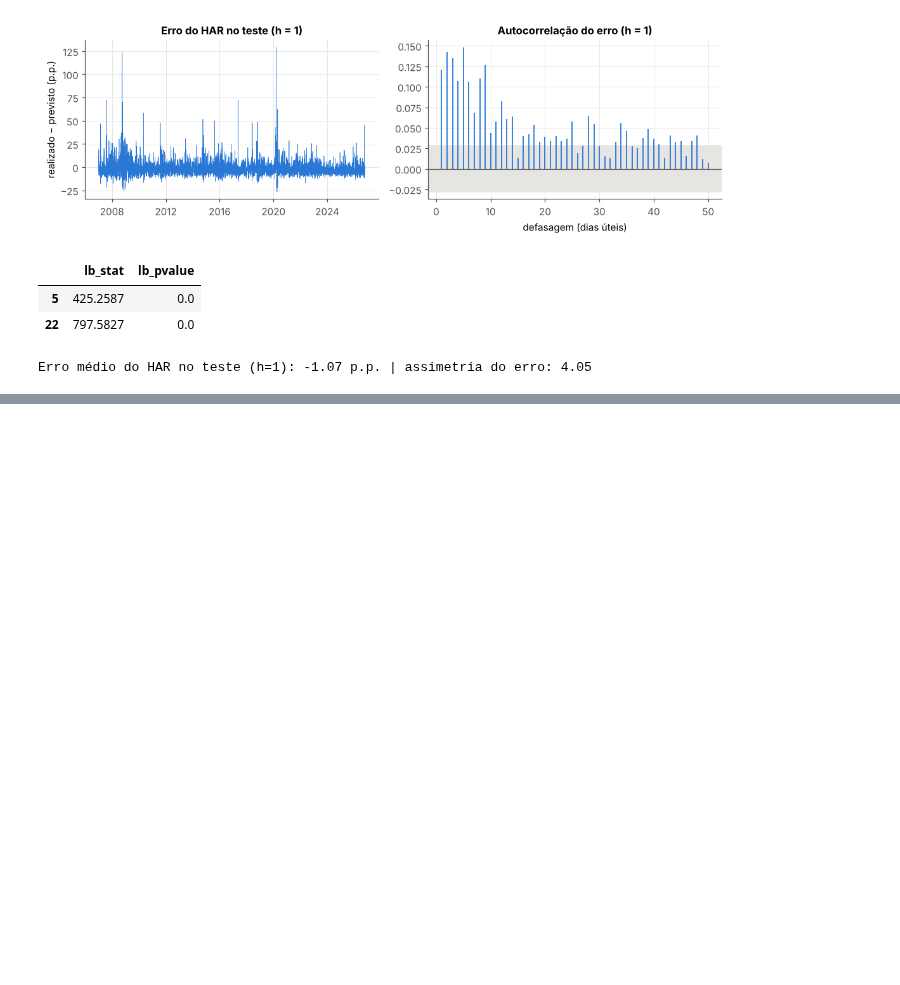
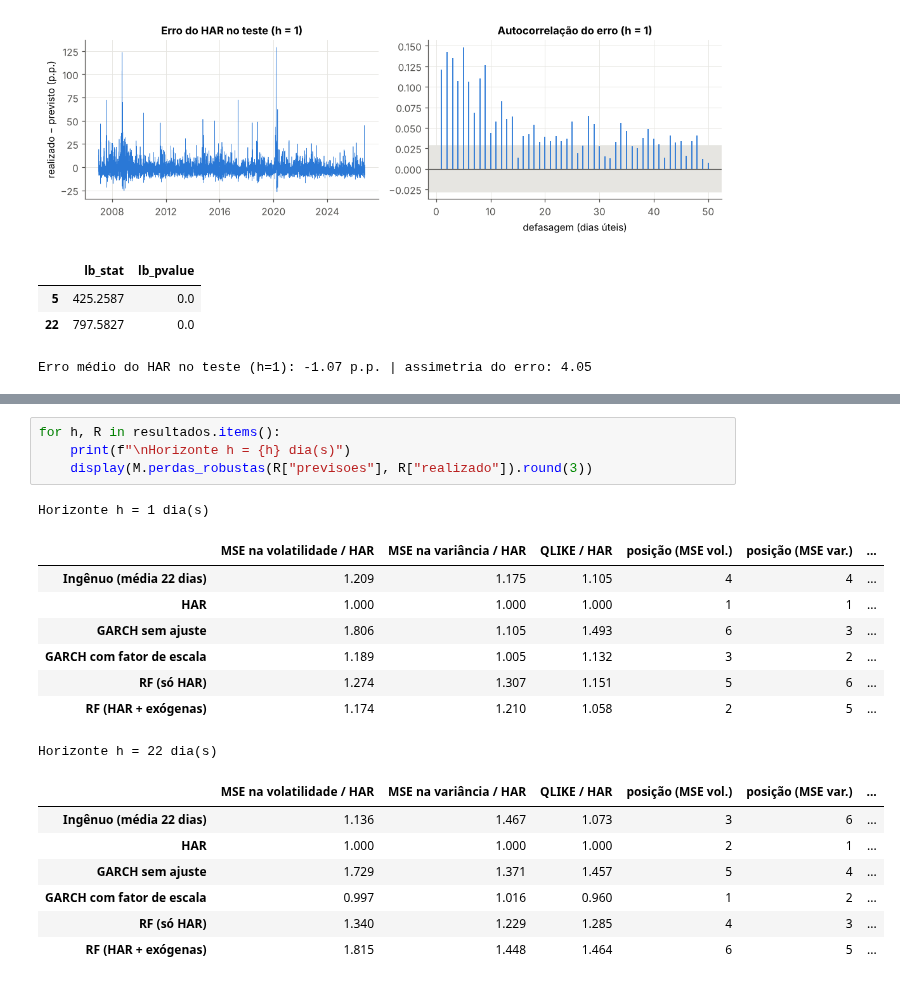
Before and after one commit to AlvaroRec/previsao-volatilidade-ibovespa, a Jupyter notebook: notebooks/02_modelos.ipynb, the cells around one changed output, grey strips where cells are left out. Cells and saved outputs as stored; diff of their text form; blank space fills up the shorter version.

```diff
--- a/notebooks/02_modelos.ipynb
+++ b/notebooks/02_modelos.ipynb
@@ -343,3 +351,24 @@ Erro médio do HAR no teste (h=1): -1.07 p.p. | assimetria do erro: 4.05
+# %%
+for h, R in resultados.items():
+    print(f"\nHorizonte h = {h} dia(s)")
+    display(M.perdas_robustas(R["previsoes"], R["realizado"]).round(3))
+# %% [output]
+Horizonte h = 1 dia(s)
+|  | MSE na volatilidade / HAR | MSE na variância / HAR | QLIKE / HAR | posição (MSE vol.) | posição (MSE var.) | ... |
+| Ingênuo (média 22 dias) | 1.209 | 1.175 | 1.105 | 4 | 4 | ... |
+| HAR | 1.000 | 1.000 | 1.000 | 1 | 1 | ... |
+| GARCH sem ajuste | 1.806 | 1.105 | 1.493 | 6 | 3 | ... |
+| GARCH com fator de escala | 1.189 | 1.005 | 1.132 | 3 | 2 | ... |
+| RF (só HAR) | 1.274 | 1.307 | 1.151 | 5 | 6 | ... |
+| RF (HAR + exógenas) | 1.174 | 1.210 | 1.058 | 2 | 5 | ... |
+Horizonte h = 22 dia(s)
+|  | MSE na volatilidade / HAR | MSE na variância / HAR | QLIKE / HAR | posição (MSE vol.) | posição (MSE var.) | ... |
+| Ingênuo (média 22 dias) | 1.136 | 1.467 | 1.073 | 3 | 6 | ... |
+| HAR | 1.000 | 1.000 | 1.000 | 2 | 1 | ... |
+| GARCH sem ajuste | 1.729 | 1.371 | 1.457 | 5 | 4 | ... |
+| GARCH com fator de escala | 0.997 | 1.016 | 0.960 | 1 | 2 | ... |
+| RF (só HAR) | 1.340 | 1.229 | 1.285 | 4 | 3 | ... |
+| RF (HAR + exógenas) | 1.815 | 1.448 | 1.464 | 6 | 5 | ... |
 # %% [markdown]
 ## 5. Síntese (rascunho — conferir com as tabelas acima)
 
```
Also changed, not shown: parts of 4 cells of this notebook, 2 other files.
